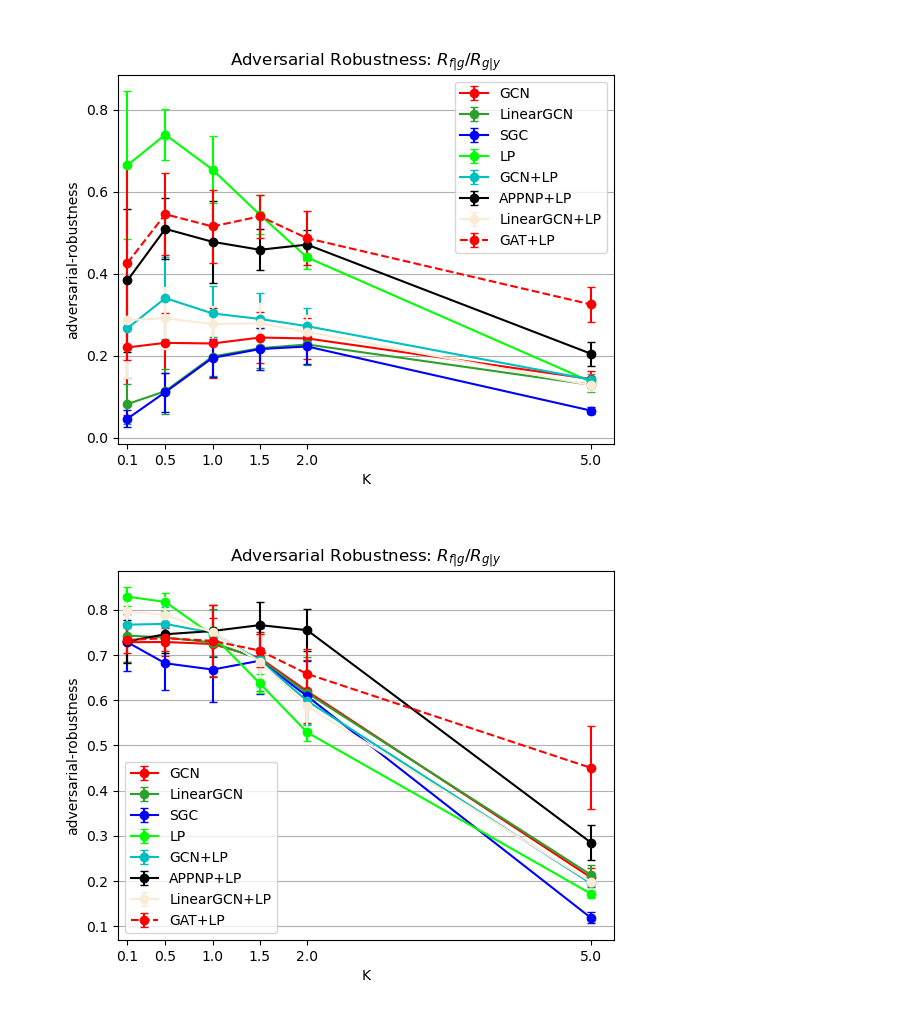
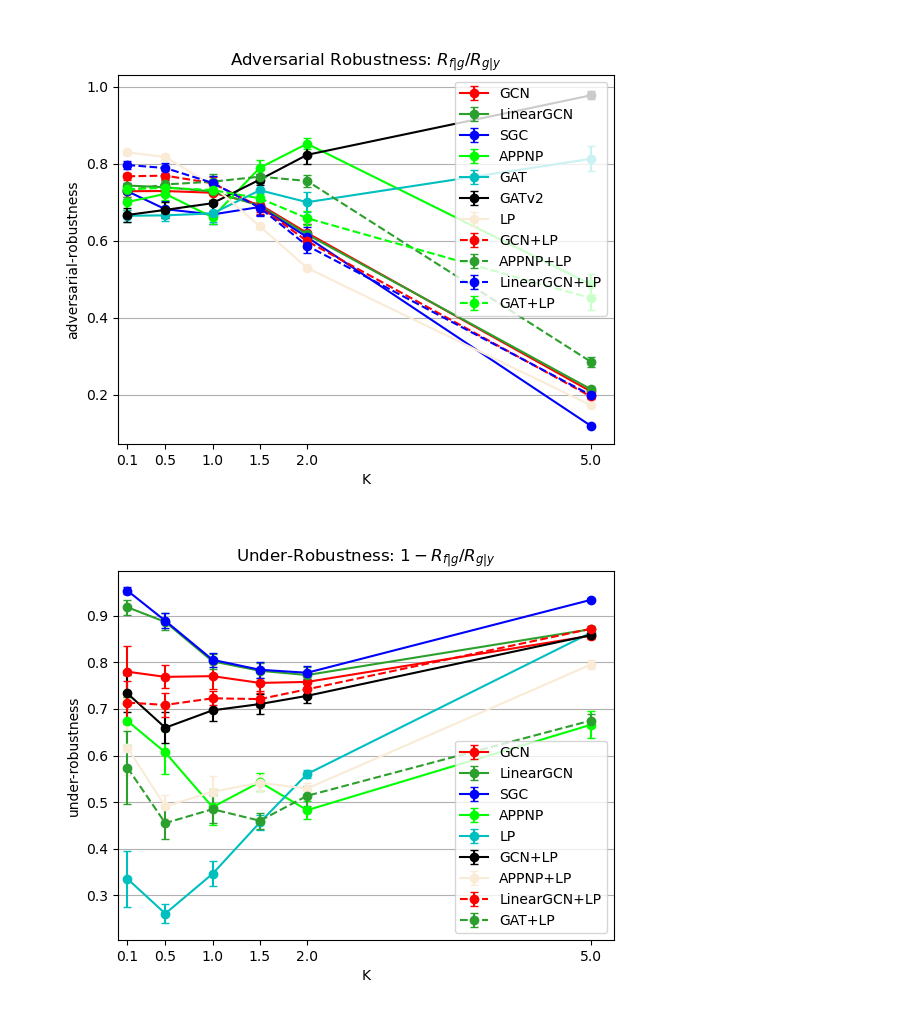
Before and after one commit to saper0/revisiting_robustness, a Jupyter notebook: notebooks/robustness/over_robustness_nettack.ipynb, the cells around one changed output. Drawn from its saved outputs; the diff is of its cells as text; code cells hidden in the pictures.

```diff
--- a/notebooks/robustness/over_robustness_nettack.ipynb
+++ b/notebooks/robustness/over_robustness_nettack.ipynb
@@ -35,14 +38,28 @@ appnp_exp = dict(
     label = "APPNP",
     collection = "rob_csbm_appnp",
     start_id = 181,
-    end_id = 420,
+    end_id = 360,
+    n_seeds = 10,
+)
+appnp_exp_nettack = dict(
+    label = "APPNP",
+    collection = "rob_csbm_appnp",
+    start_id = 421,
+    end_id = 480,
     n_seeds = 10,
 )
 gat_exp = dict(
     label = "GAT",
     collection = "rob_csbm_gat",
     start_id = 1,
-    end_id = 240,
+    end_id = 180,
+    n_seeds = 10,
+)
+gatv2_exp = dict(
+    label = "GATv2",
+    collection = "rob_csbm_gatv2",
+    start_id = 1,
+    end_id = 180,
     n_seeds = 10,
 )
 lp_exp = dict(
@@ -94,8 +111,10 @@ Ks = [0.1, 0.5, 1.0, 1.5, 2.0, 5.0]
 experiments = [gcn_exp,
                lineargcn_exp,
                sgc_exp,
-               #appnp_exp,
-               #gat_exp,
+               appnp_exp,
+               appnp_exp_nettack,
+               gat_exp,
+               gatv2_exp,
                lp_exp,
                gcn_lp_exp,
                appnp_lp_exp,
@@ -104,15 +123,15 @@ experiments = [gcn_exp,
                gat_lp_exp]
 experiment_manager = ExperimentManager(experiments)
 # %%
-models = ["GCN", "LinearGCN", "SGC", "LP", "APPNP+LP","GCN+LP", "GAT+LP", "LinearGCN+LP"]
+models = ["GCN", "LinearGCN", "GAT", "GATv2", "APPNP", "SGC", "LP", "APPNP+LP","GCN+LP", "GAT+LP", "LinearGCN+LP"]
 title = "Adversarial Robustness: $R_{f|g} / R_{g|y}$"
-experiment_manager.plot(name="adversarial-robustness", attack="nettack", models=models, errorbars=True, title=title)
+experiment_manager.plot(name="adversarial-robustness", attack="l2", models=models, errorbars=True, title=title)
 # %% [output]
-[figure, old version]
+[figure, new version]
 # %%
-models = ["GCN", "LinearGCN", "SGC", "LP", "APPNP+LP","GCN+LP", "GAT+LP", "LinearGCN+LP"]
-title = "Adversarial Robustness: $R_{f|g} / R_{g|y}$"
-experiment_manager.plot(name="adversarial-robustness", attack="l2", models=models, errorbars=True, title=title)
+models = ["GCN", "LinearGCN", "APPNP", "SGC", "LP", "APPNP+LP","GCN+LP", "GAT+LP", "LinearGCN+LP"]
+title = "Under-Robustness: $1-R_{f|g} / R_{g|y}$"
+experiment_manager.plot(name="under-robustness", attack="nettack", models=models, errorbars=True, title=title)
 # %% [output]
-[figure, old version]
+[figure, new version]
 # %%
```
Also changed, not shown: parts of 8 cells of this notebook, 15 other files.
